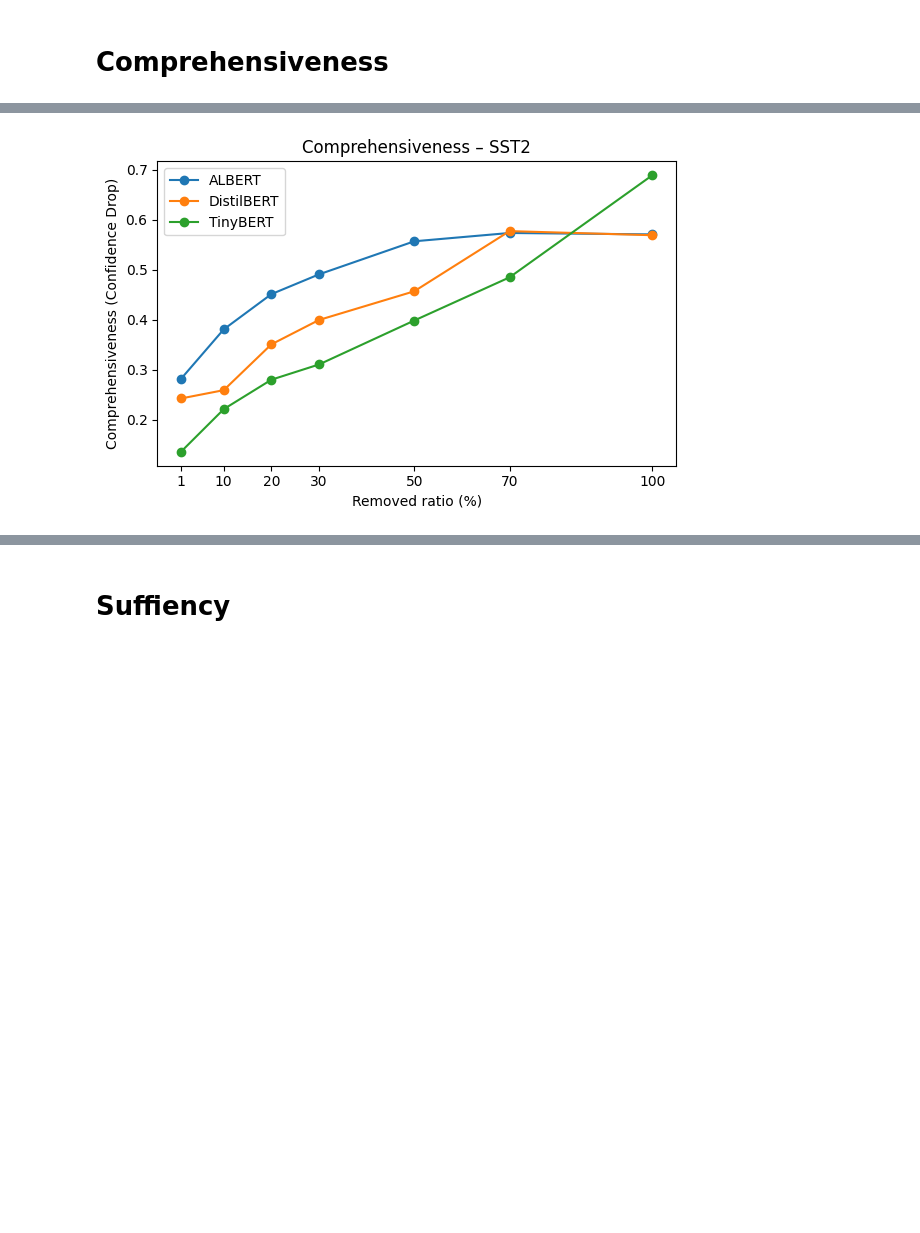
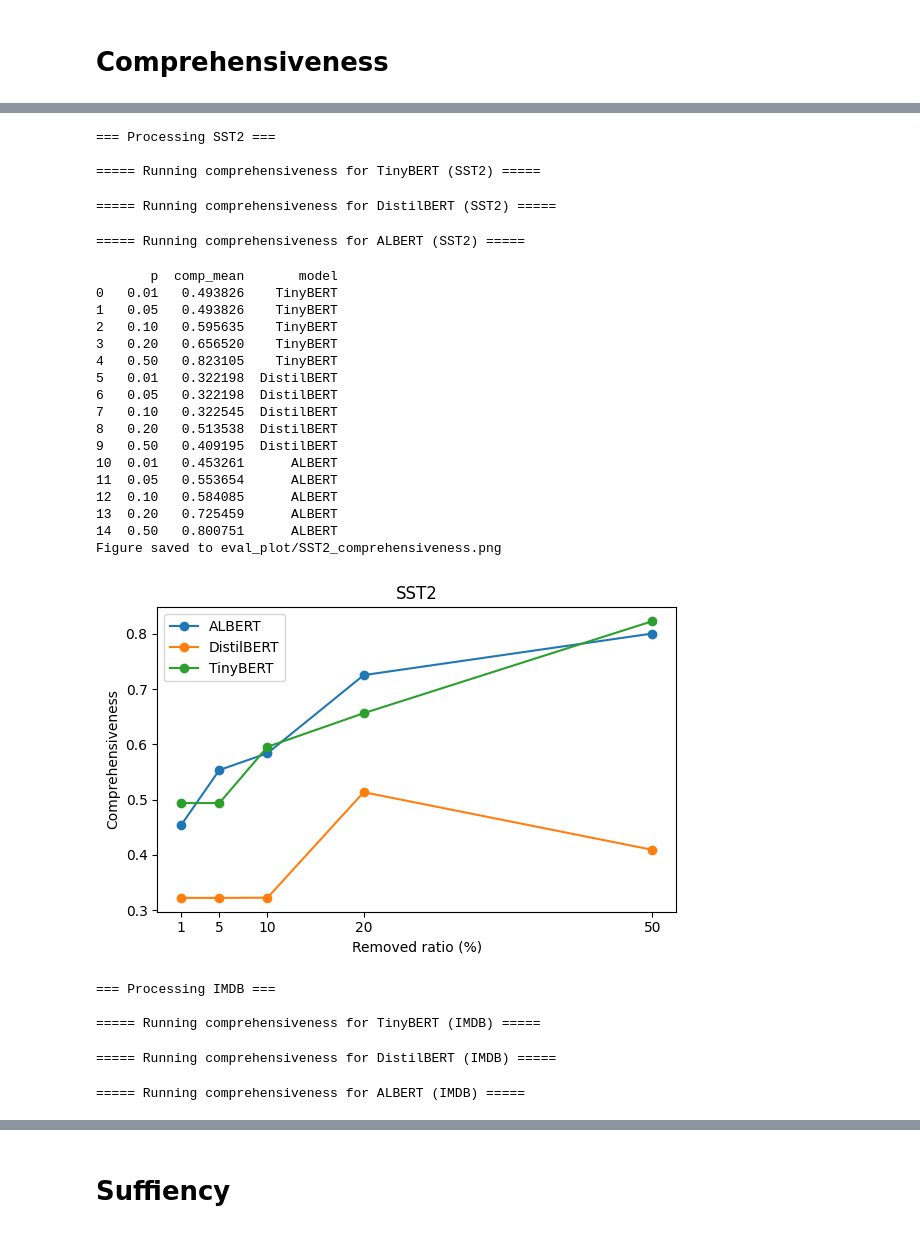
Before and after one commit to theraSara/NLP701-Project, a Jupyter notebook: samples/metric.ipynb, the cells around one changed output, grey strips where cells are left out. Saved outputs shown, nothing was run; the diff lists cells and outputs as text; code cells hidden in the pictures; blank space fills up the shorter version.

```diff
--- a/samples/metric.ipynb
+++ b/samples/metric.ipynb
@@ -566,4 +184,60 @@ Ratio=0.10, Mean comp=0.2591
-# %%
-plot_comprehensiveness_from_combined(final_comp, RATIOS, title="SST2")
-# %% [output]
-[figure, removed]
+# %%
+# --- Run comprehensiveness for all datasets ---
+get_importance_fn = get_attention_score  # or get_lime_score, etc.
+
+for dataset_name, cfg in datasets.items():
+    print(f"\n=== Processing {dataset_name} ===")
+    all_results = []
+
+    for model_name, model_dir in cfg["models"].items():
+        print(f"\n===== Running comprehensiveness for {model_name} ({dataset_name}) =====")
+
+        tokenizer = AutoTokenizer.from_pretrained(model_dir)
+        model = AutoModelForSequenceClassification.from_pretrained(model_dir, output_attentions=True)
+        model.to(device).eval()
+
+        comp_df = comprehensiveness(
+            cfg["data"],
+            tokenizer,
+            model,
+            get_importance_fn,
+            RATIOS,
+            device,
+        )
+
+        comp_df["model"] = model_name
+        comp_df.rename(columns={"ratio": "p"}, inplace=True)  # keep 'p' consistent with stability
+        all_results.append(comp_df)
+
+    final_comp = pd.concat(all_results, ignore_index=True)
+    print(final_comp)
+    plot_comprehensiveness(final_comp, RATIOS, title=dataset_name)
+# %% [output]
+=== Processing SST2 ===
+
+===== Running comprehensiveness for TinyBERT (SST2) =====
+===== Running comprehensiveness for DistilBERT (SST2) =====
+===== Running comprehensiveness for ALBERT (SST2) =====
+       p  comp_mean       model
+0   0.01   0.493826    TinyBERT
+1   0.05   0.493826    TinyBERT
+2   0.10   0.595635    TinyBERT
+3   0.20   0.656520    TinyBERT
+4   0.50   0.823105    TinyBERT
+5   0.01   0.322198  DistilBERT
+6   0.05   0.322198  DistilBERT
+7   0.10   0.322545  DistilBERT
+8   0.20   0.513538  DistilBERT
+9   0.50   0.409195  DistilBERT
+10  0.01   0.453261      ALBERT
+11  0.05   0.553654      ALBERT
+12  0.10   0.584085      ALBERT
+13  0.20   0.725459      ALBERT
+14  0.50   0.800751      ALBERT
+Figure saved to eval_plot/SST2_comprehensiveness.png
+[figure, added]
+=== Processing IMDB ===
+
+===== Running comprehensiveness for TinyBERT (IMDB) =====
+===== Running comprehensiveness for DistilBERT (IMDB) =====
+===== Running comprehensiveness for ALBERT (IMDB) =====
```
Also changed, not shown: parts of 24 cells of this notebook, 10 other files.
